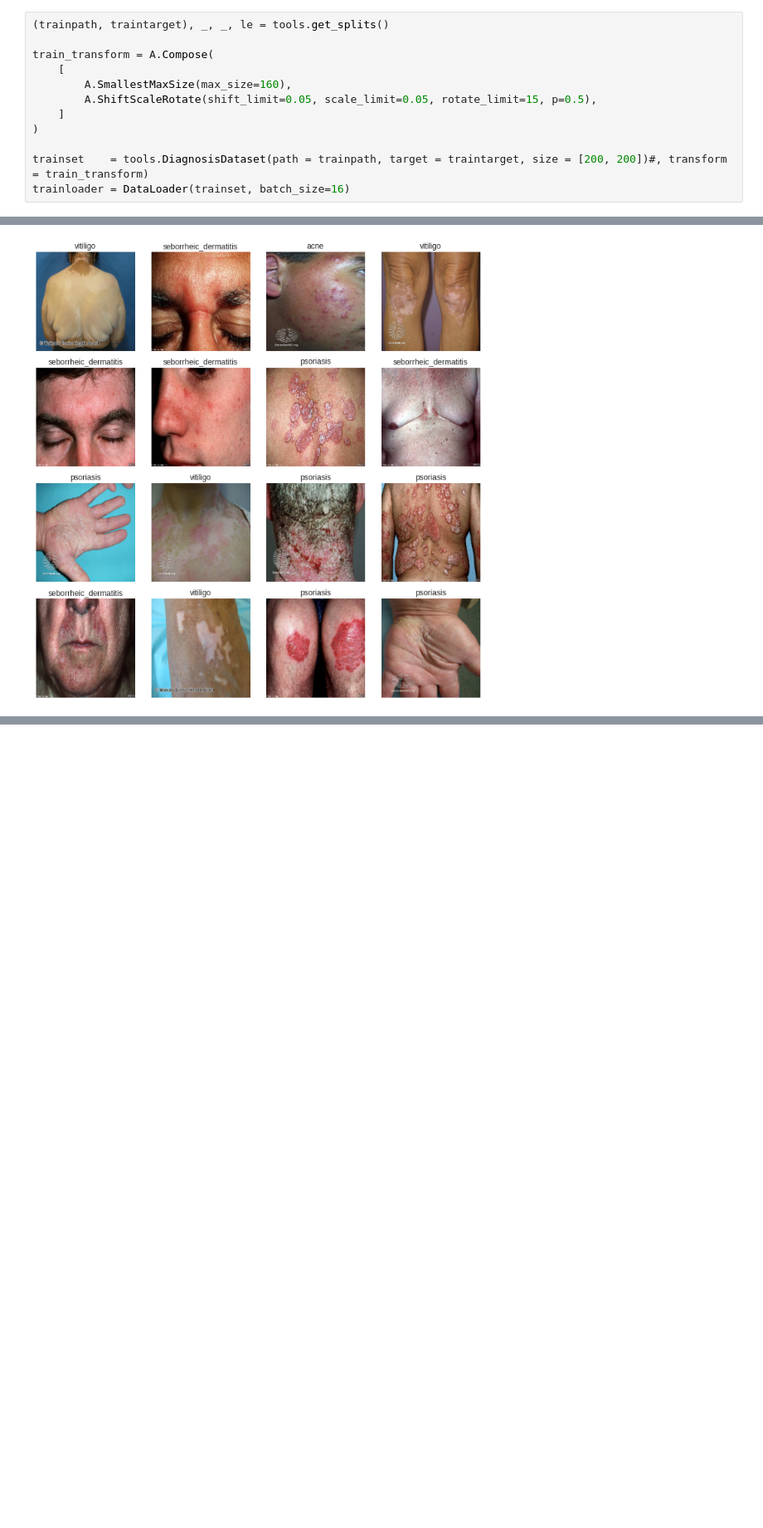
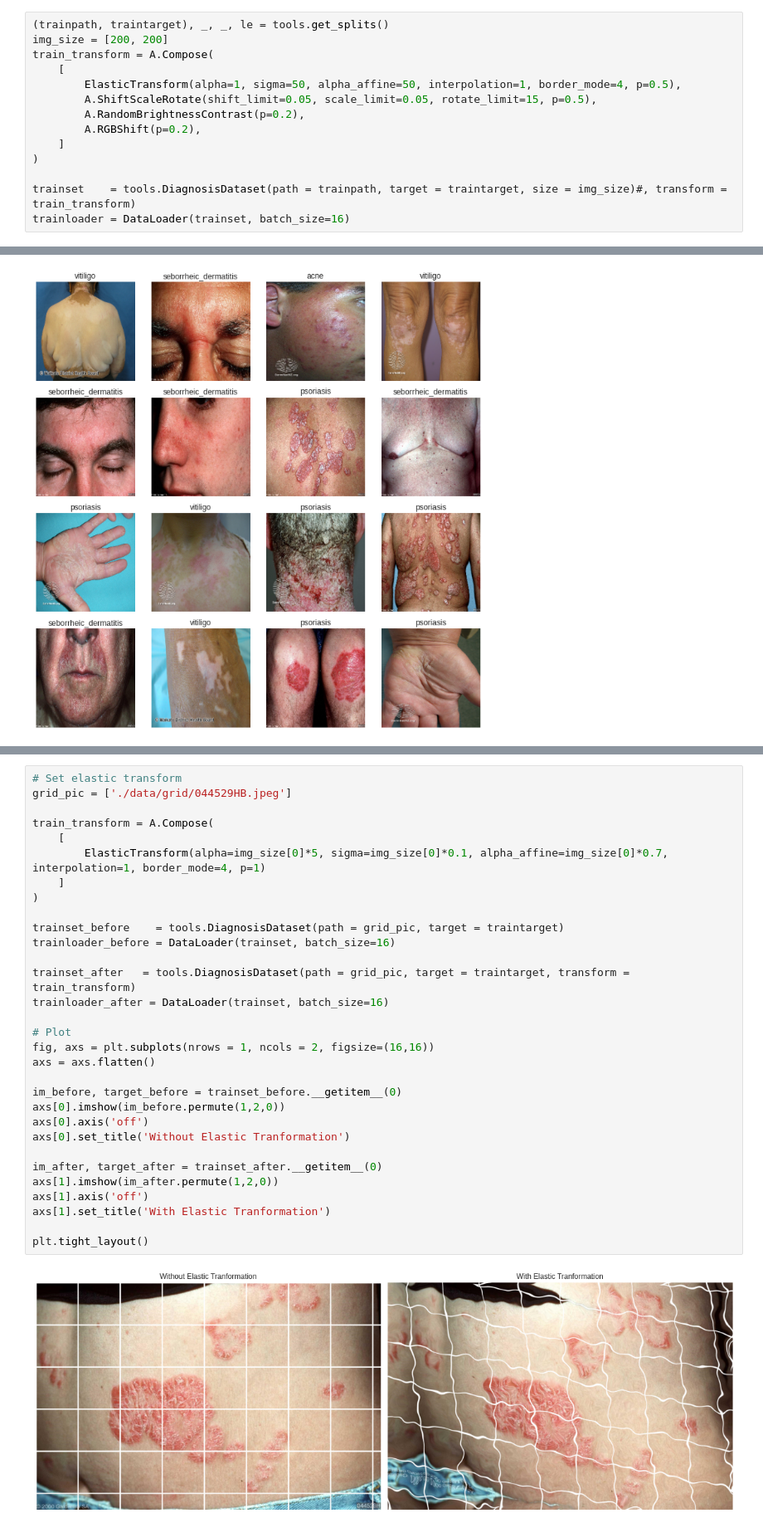
Before and after one commit to vstenby/DiagnosisCorrection02456, a Jupyter notebook: Data Augmentation.ipynb, the cells around one changed output, grey strips where cells are left out. Shown at 83% size. Cells and saved outputs as stored; diff of their text form; blank space fills up the shorter version.

Commit message:
elastic working

```diff
--- a/Data Augmentation.ipynb
+++ b/Data Augmentation.ipynb
@@ -35,13 +36,15 @@ import albumentations as A
 import torchvision.transforms.functional as TF
 # %%
 (trainpath, traintarget), _, _, le = tools.get_splits()
-
+img_size = [200, 200]
 train_transform = A.Compose(
     [
-        A.SmallestMaxSize(max_size=160),
+        ElasticTransform(alpha=1, sigma=50, alpha_affine=50, interpolation=1, border_mode=4, p=0.5),
         A.ShiftScaleRotate(shift_limit=0.05, scale_limit=0.05, rotate_limit=15, p=0.5),
+        A.RandomBrightnessContrast(p=0.2),
+        A.RGBShift(p=0.2),
     ]
 )
 
-trainset    = tools.DiagnosisDataset(path = trainpath, target = traintarget, size = [200, 200])#, transform = train_transform)
+trainset    = tools.DiagnosisDataset(path = trainpath, target = traintarget, size = img_size)#, transform = train_transform)
 trainloader = DataLoader(trainset, batch_size=16)
@@ -89,0 +66,33 @@ plt.tight_layout()
+# %%
+# Set elastic transform
+grid_pic = ['./data/grid/044529HB.jpeg']
+
+train_transform = A.Compose(
+    [
+        ElasticTransform(alpha=img_size[0]*5, sigma=img_size[0]*0.1, alpha_affine=img_size[0]*0.7, interpolation=1, border_mode=4, p=1)
+    ]
+)
+
+trainset_before    = tools.DiagnosisDataset(path = grid_pic, target = traintarget)
+trainloader_before = DataLoader(trainset, batch_size=16)
+
+trainset_after   = tools.DiagnosisDataset(path = grid_pic, target = traintarget, transform = train_transform)
+trainloader_after = DataLoader(trainset, batch_size=16)
+
+# Plot
+fig, axs = plt.subplots(nrows = 1, ncols = 2, figsize=(16,16))
+axs = axs.flatten()
+
+im_before, target_before = trainset_before.__getitem__(0)
+axs[0].imshow(im_before.permute(1,2,0))
+axs[0].axis('off')
+axs[0].set_title('Without Elastic Tranformation')
+
+im_after, target_after = trainset_after.__getitem__(0)
+axs[1].imshow(im_after.permute(1,2,0))
+axs[1].axis('off')
+axs[1].set_title('With Elastic Tranformation')
+
+plt.tight_layout()
+# %% [output]
+[figure, added]
```
Also changed, not shown: parts of 5 cells of this notebook, 3 other files.
